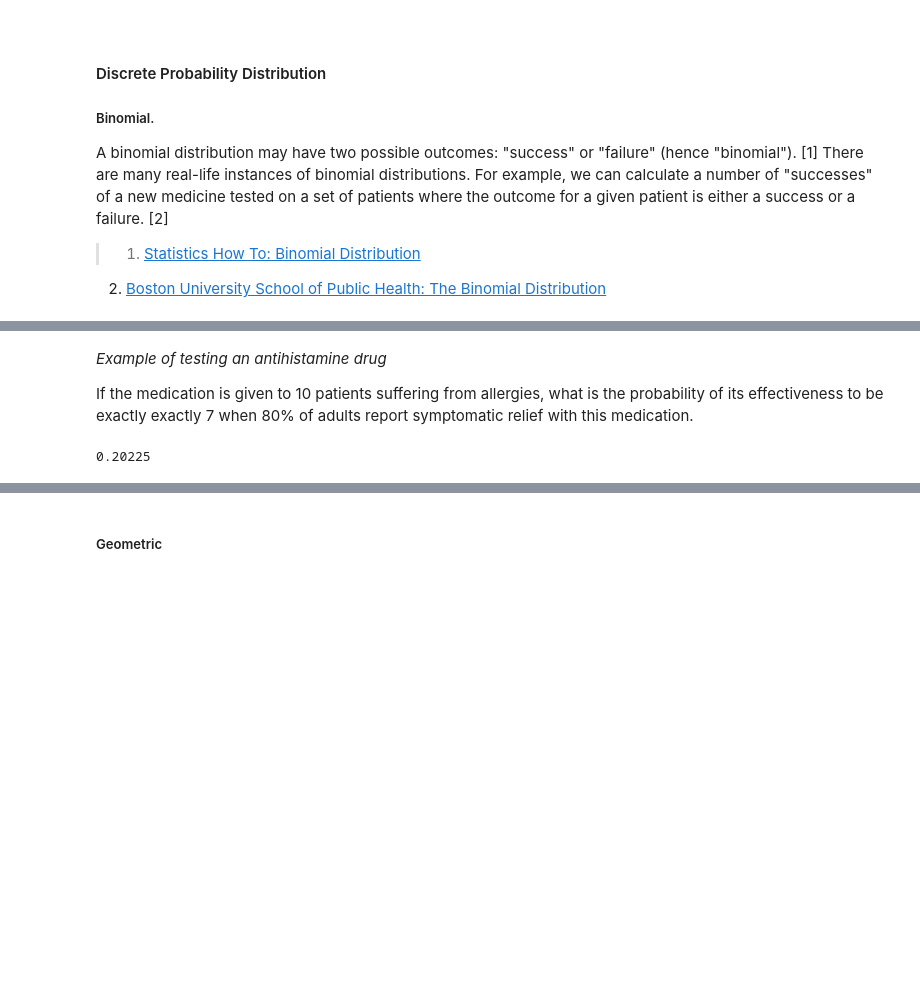
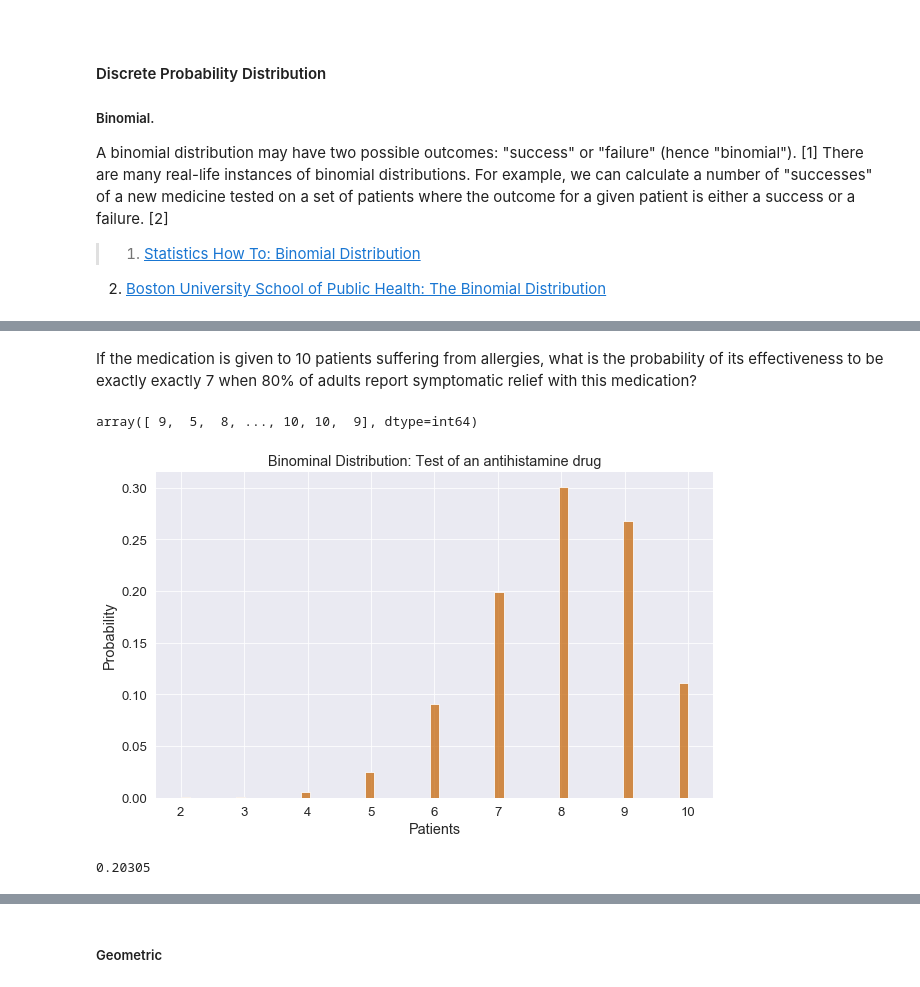
Before and after one commit to olgarozhdestvina/numpy.random, a Jupyter notebook: Numpy.random.ipynb, the cells around one changed output, grey strips where cells are left out. Saved outputs shown, nothing was run; the diff lists cells and outputs as text; code cells hidden in the pictures; blank space fills up the shorter version.

```diff
--- a/Numpy.random.ipynb
+++ b/Numpy.random.ipynb
@@ -582,21 +594,39 @@ plt.show()
 # %% [markdown]
-_Example of testing an antihistamine drug_
-
-If the medication is given to 10 patients suffering from allergies, what is the probability of its effectiveness to be exactly exactly 7 when 80% of adults report symptomatic relief with this medication.
+If the medication is given to 10 patients suffering from allergies, what is the probability of its effectiveness to be exactly exactly 7 when 80% of adults report symptomatic relief with this medication?
 # %%
-# 10 new patients with allergies
+# 10 new patients with allergies.
 n = 10
 
 # The probability of success for each person is 0.8.
 p = 0.8
 
-# Effectiveness of the grug is 7
-s = 7
+# Calculate the success rate.
+x = rng.binomial(n, p, 20000)
 
-# Calculate the probability when tested 20000 times
-x = sum(rng.binomial(n, p, 20000) == s)/20000
-
-# Display the probability.
+# Display it
 x
 # %% [output]
-0.20225
+array([ 9,  5,  8, ..., 10, 10,  9], dtype=int64)
+# %%
+# Set the title and x label for the future plot.
+plt.title("Binominal Distribution: Test of an antihistamine drug")
+plt.xlabel("Patients")
+
+# Build the plot.
+sns.histplot(x, stat="probability")
+
+# Show the plot.
+plt.show()
+# %% [output]
+[figure, added]
+# %%
+# Effectiveness of the grug is 7.
+s = 7
+
+# Calculate the probability when tested 20000 times.
+x = sum(rng.binomial(n, p, 20000) == s)/20000
+
+# Display the probability.
+x
+# %% [output]
+0.20305
```
Also changed, not shown: parts of 38 cells of this notebook.
